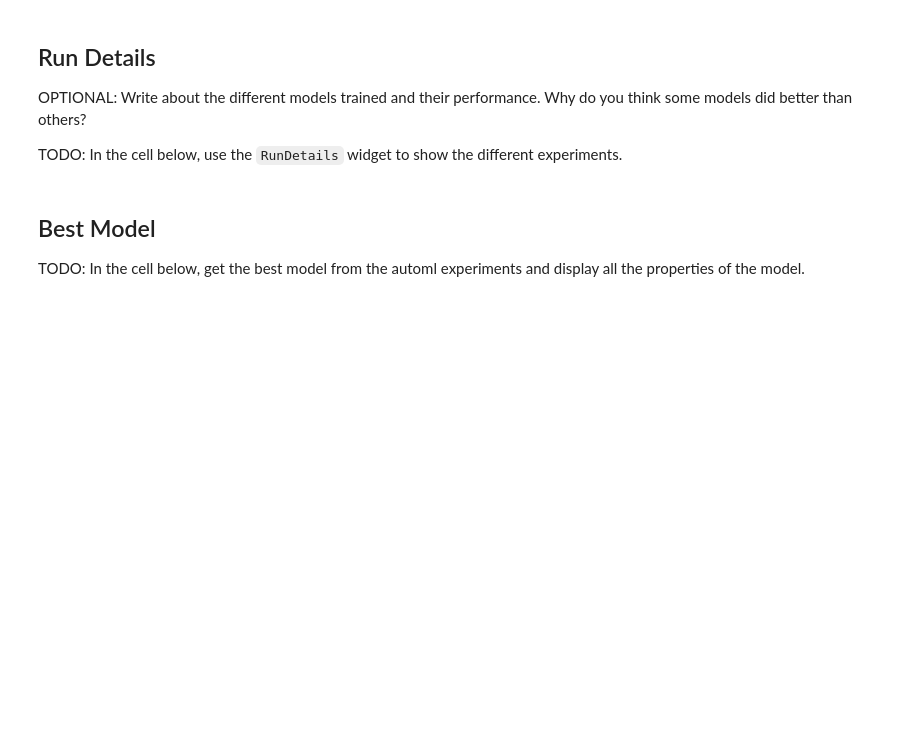
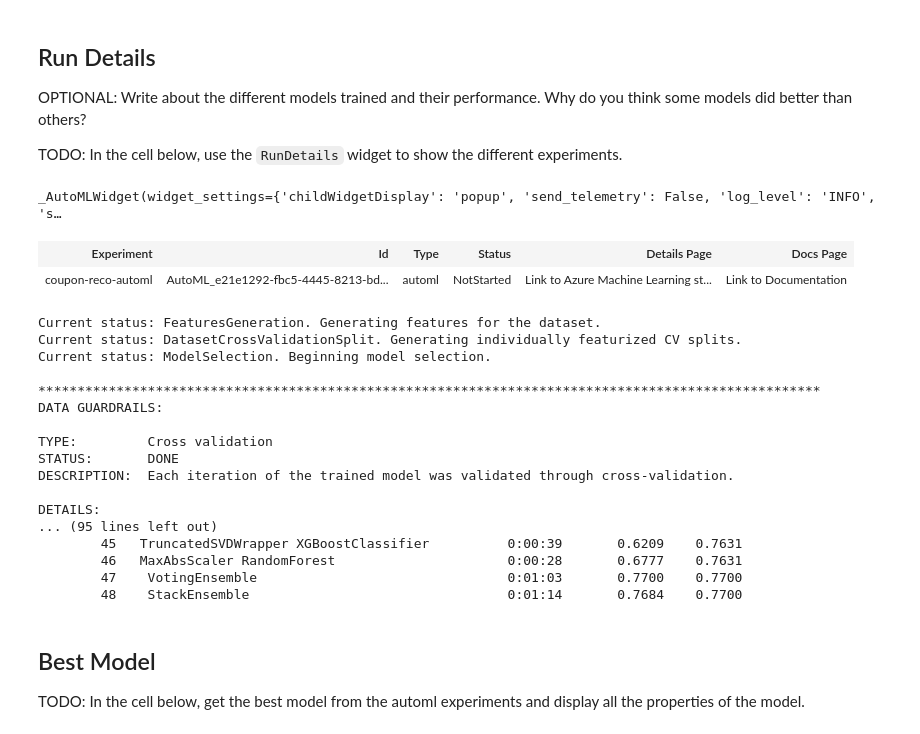
Before and after one commit to arnavkundu/MLEngineerNanoDegree-Capstone, a Jupyter notebook: automl.ipynb, the cells around one changed output. Cells and saved outputs as stored; diff of their text form; code cells hidden in the pictures; blank space fills up the shorter version.

```diff
--- a/automl.ipynb
+++ b/automl.ipynb
@@ -40,11 +42,3 @@ project_folder = './coupon-reco-proj-automl'
 
 experiment=Experiment(ws, experiment_name)
 experiment
-
-
-ws = Workspace.from_config()
-
-# choose a name for experiment
-experiment_name = 'your experiment name here'
-
-experiment=Experiment(ws, experiment_name)
@@ -129,9 +144,30 @@ TODO: In the cell below, use the `RunDetails` widget to show the different exper
 # %%
 from azureml.widgets import RunDetails
 
-RunDetails(automl_run).show()
-automl_run.wait_for_completion(show_output = True)
-assert(automl_run.get_status() == "Completed")
+RunDetails(remote_run).show()
+remote_run.wait_for_completion(show_output = True)
+assert(remote_run.get_status() == "Completed")
+# %% [output]
+_AutoMLWidget(widget_settings={'childWidgetDisplay': 'popup', 'send_telemetry': False, 'log_level': 'INFO', 's…
+| Experiment | Id | Type | Status | Details Page | Docs Page |
+| coupon-reco-automl | AutoML_e21e1292-fbc5-4445-8213-bd... | automl | NotStarted | Link to Azure Machine Learning st... | Link to Documentation |
+Current status: FeaturesGeneration. Generating features for the dataset.
+Current status: DatasetCrossValidationSplit. Generating individually featurized CV splits.
+Current status: ModelSelection. Beginning model selection.
+
+****************************************************************************************************
+DATA GUARDRAILS:
+
+TYPE:         Cross validation
+STATUS:       DONE
+DESCRIPTION:  Each iteration of the trained model was validated through cross-validation.
+
+DETAILS:
+... (95 lines left out)
+        45   TruncatedSVDWrapper XGBoostClassifier          0:00:39       0.6209    0.7631
+        46   MaxAbsScaler RandomForest                      0:00:28       0.6777    0.7631
+        47    VotingEnsemble                                0:01:03       0.7700    0.7700
+        48    StackEnsemble                                 0:01:14       0.7684    0.7700
 # %% [markdown]
 ## Best Model
 
```
Also changed, not shown: parts of 9 cells of this notebook, 2 other files.
